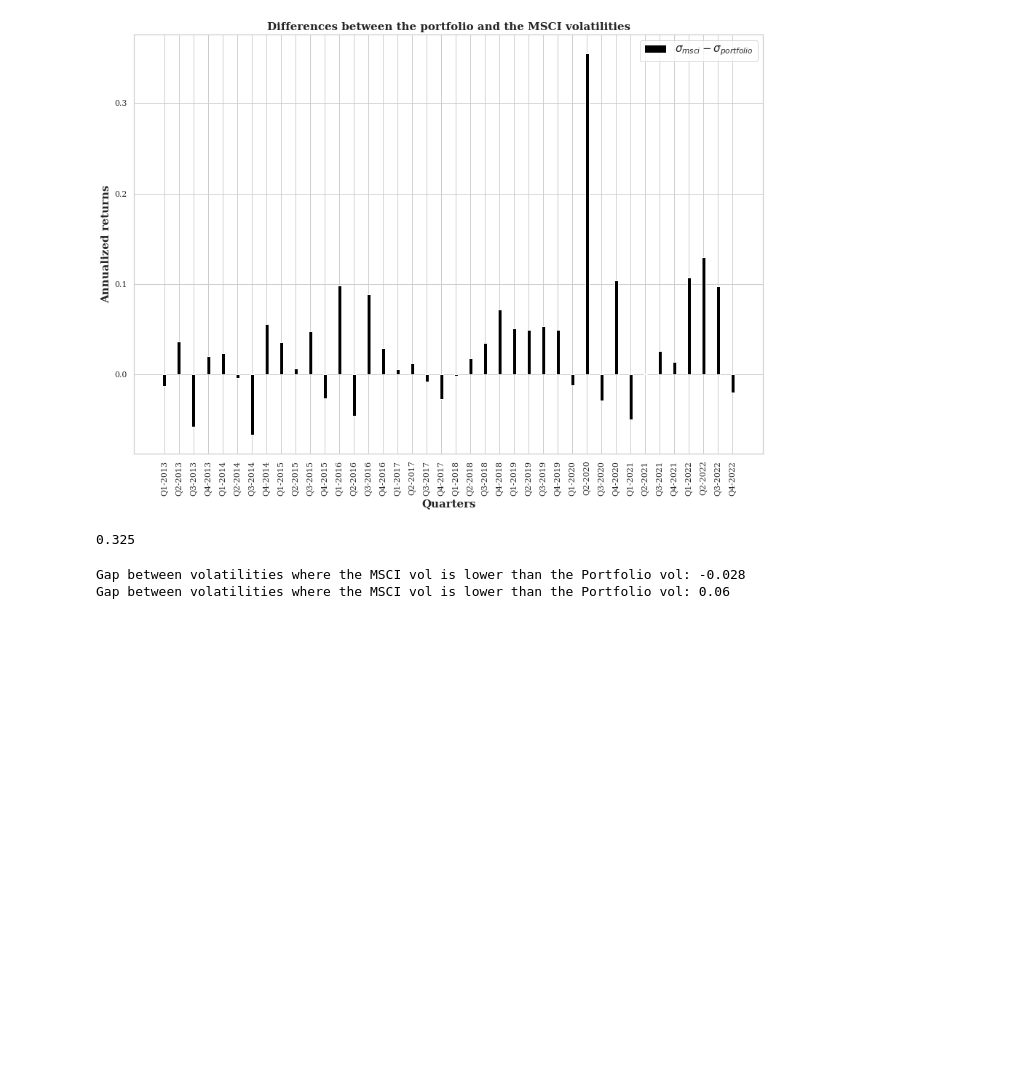
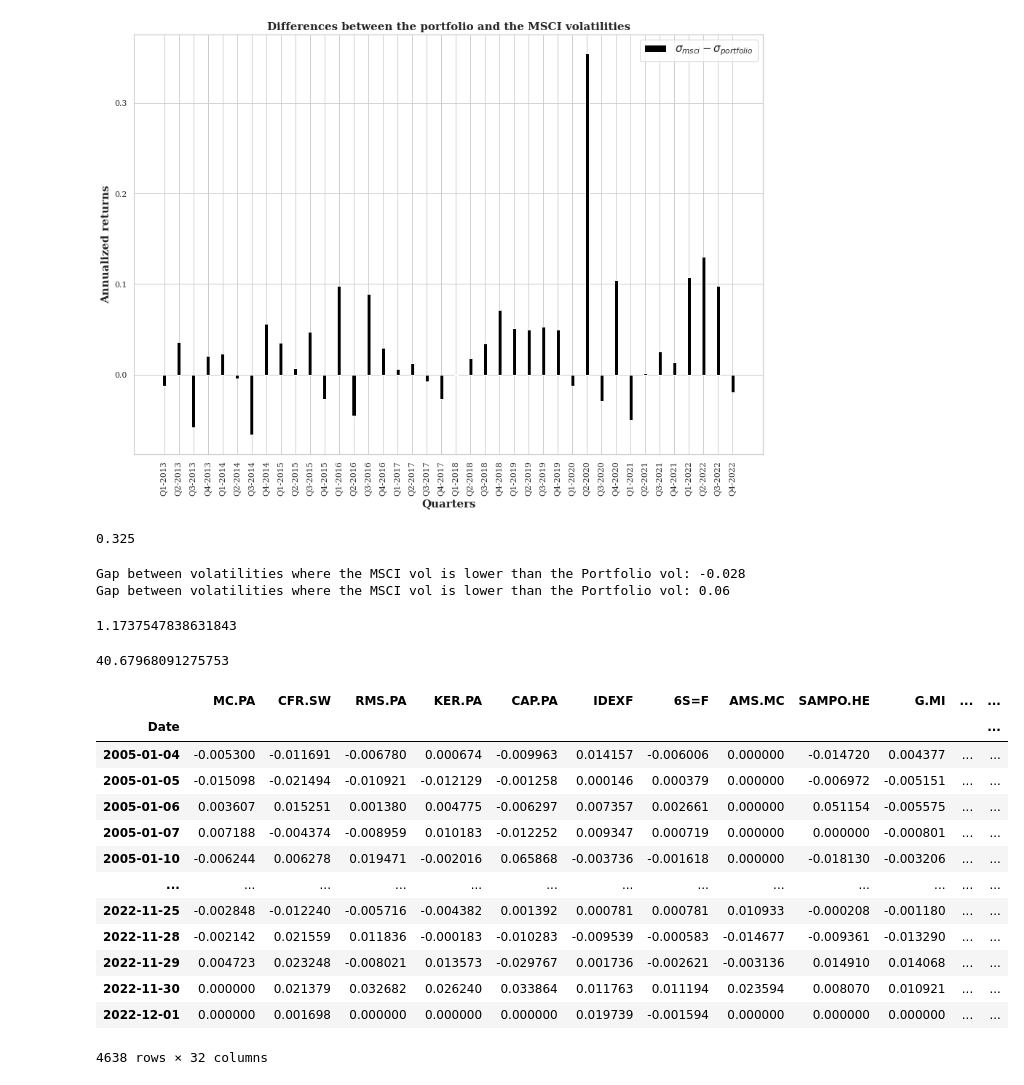
Before and after one commit to bashog/Portfolio-Construction, a Jupyter notebook: 3_portfolio_construction_strat4.ipynb, the cells around one changed output. Saved outputs shown, nothing was run; the diff lists cells and outputs as text; code cells hidden in the pictures; blank space fills up the shorter version.

```diff
--- a/3_portfolio_construction_strat4.ipynb
+++ b/3_portfolio_construction_strat4.ipynb
@@ -652,3 +649,28 @@ print(f"Gap between volatilities where the MSCI vol is lower than the Portfolio
 # %% [output]
 Gap between volatilities where the MSCI vol is lower than the Portfolio vol: -0.028
 Gap between volatilities where the MSCI vol is lower than the Portfolio vol: 0.06
+# %%
+((np.array(list(returns_msci.values()))-0.02)/np.array(list(vol_msci.values()))).mean()
+# %% [output]
+1.1737547838631843
+# %%
+(np.array(list(returns_tc.values()))-0.02)/(np.array(list(vol_tc.values()))).mean()
+# %% [output]
+40.67968091275753
+# %%
+rends
+# %% [output]
+|  | MC.PA | CFR.SW | RMS.PA | KER.PA | CAP.PA | IDEXF | 6S=F | AMS.MC | SAMPO.HE | G.MI | ... | ... |
+| Date |  |  |  |  |  |  |  |  |  |  |  | ... |
+| 2005-01-04 | -0.005300 | -0.011691 | -0.006780 | 0.000674 | -0.009963 | 0.014157 | -0.006006 | 0.000000 | -0.014720 | 0.004377 | ... | ... |
+| 2005-01-05 | -0.015098 | -0.021494 | -0.010921 | -0.012129 | -0.001258 | 0.000146 | 0.000379 | 0.000000 | -0.006972 | -0.005151 | ... | ... |
+| 2005-01-06 | 0.003607 | 0.015251 | 0.001380 | 0.004775 | -0.006297 | 0.007357 | 0.002661 | 0.000000 | 0.051154 | -0.005575 | ... | ... |
+| 2005-01-07 | 0.007188 | -0.004374 | -0.008959 | 0.010183 | -0.012252 | 0.009347 | 0.000719 | 0.000000 | 0.000000 | -0.000801 | ... | ... |
+| 2005-01-10 | -0.006244 | 0.006278 | 0.019471 | -0.002016 | 0.065868 | -0.003736 | -0.001618 | 0.000000 | -0.018130 | -0.003206 | ... | ... |
+| ... | ... | ... | ... | ... | ... | ... | ... | ... | ... | ... | ... | ... |
+| 2022-11-25 | -0.002848 | -0.012240 | -0.005716 | -0.004382 | 0.001392 | 0.000781 | 0.000781 | 0.010933 | -0.000208 | -0.001180 | ... | ... |
+| 2022-11-28 | -0.002142 | 0.021559 | 0.011836 | -0.000183 | -0.010283 | -0.009539 | -0.000583 | -0.014677 | -0.009361 | -0.013290 | ... | ... |
+| 2022-11-29 | 0.004723 | 0.023248 | -0.008021 | 0.013573 | -0.029767 | 0.001736 | -0.002621 | -0.003136 | 0.014910 | 0.014068 | ... | ... |
+| 2022-11-30 | 0.000000 | 0.021379 | 0.032682 | 0.026240 | 0.033864 | 0.011763 | 0.011194 | 0.023594 | 0.008070 | 0.010921 | ... | ... |
+| 2022-12-01 | 0.000000 | 0.001698 | 0.000000 | 0.000000 | 0.000000 | 0.019739 | -0.001594 | 0.000000 | 0.000000 | 0.000000 | ... | ... |
+4638 rows × 32 columns
```
Also changed, not shown: parts of 12 cells of this notebook.
